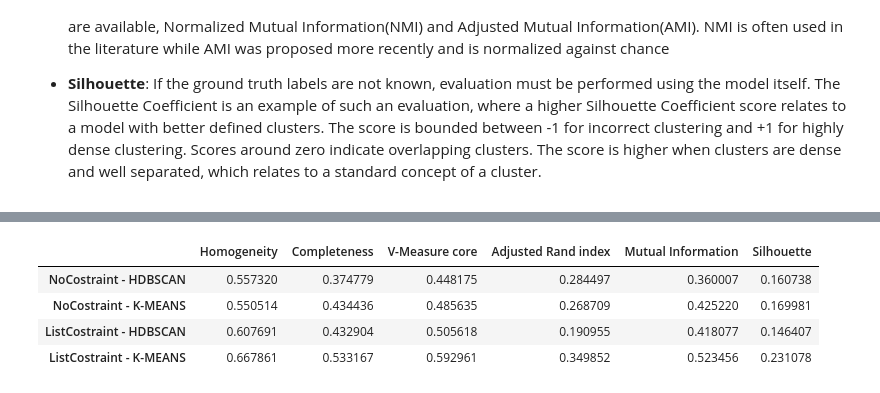
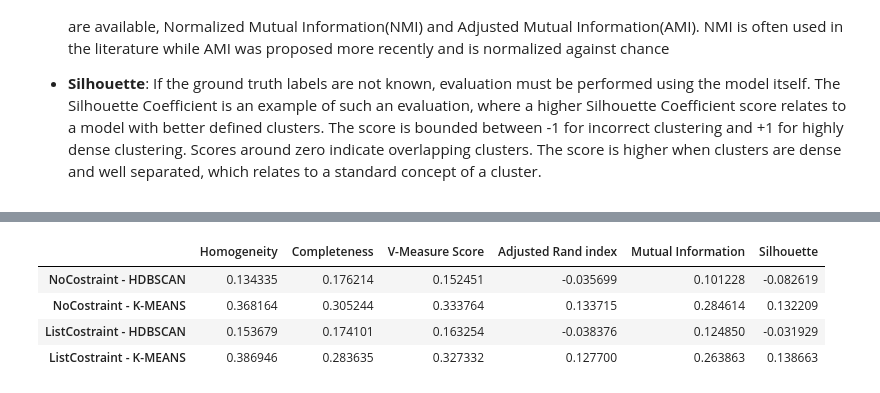
Before and after one commit to chrisPiemonte/url2vec, a Jupyter notebook: notebooks/embedding_document.ipynb, the cells around one changed output, grey strips where cells are left out. Saved outputs shown, nothing was run; the diff lists cells and outputs as text; code cells hidden in the pictures.

```diff
--- a/notebooks/embedding_document.ipynb
+++ b/notebooks/embedding_document.ipynb
@@ -150,7 +156,7 @@ It is very similar to PCA, but operates on sample vectors directly, instead of o
 
 In particular, truncated SVD works on term count/tf-idf matrices as returned by the vectorizers. In that context, it is known as latent semantic analysis (LSA).
 # %%
-svd = TruncatedSVD(n_components=100, algorithm="arpack", random_state=1)
+svd = TruncatedSVD(n_components=300)
 
 """No-Costraint"""
 pages_tfidf_vecs_nc = svd.fit_transform(tfidf_matrix_nc)
@@ -162,12 +168,10 @@ pages_tfidf_vecs_lc = svd.fit_transform(tfidf_matrix_lc)
 Appending tf-idf vector at the end of the relevant word2vec vector for each page.
 # %%
 """No-Costraint"""
-combined_vecs_nc = [np.append(w2v_vecs_nc[i], pages_tfidf_vecs_nc[i])
-                    for i in range(len(w2v_vecs_nc))]
+combined_vecs_nc = [np.append(pages_tfidf_vecs_nc[i], w2v_vecs_nc[i]) for i in range(len(w2v_vecs_nc))]
 
 """List-Costraint"""
-combined_vecs_lc = [np.append(w2v_vecs_lc[i], pages_tfidf_vecs_lc[i])
-                    for i in range(len(pages_tfidf_vecs_lc))]
+combined_vecs_lc = [np.append(pages_tfidf_vecs_lc[i], w2v_vecs_lc[i]) for i in range(len(w2v_vecs_lc))]
 # %% [markdown]
 ### T-SNE
 Applying t-SNE for dimensionality reduction. We need two dimensional vectors for visualization purposes.
@@ -184,7 +188,7 @@ twodim_lc = tsne.fit_transform(combined_vecs_lc)
 
 K-means initializes with a pre-determined number of clusters. Each observation is assigned to a cluster (cluster assignment) so as to minimize the within cluster sum of squares. Next, the mean of the clustered observations is calculated and used as the new cluster centroid. Then, observations are reassigned to clusters and centroids recalculated in an iterative process until the algorithm reaches convergence.
 # %%
-kmeans = KMeans(n_clusters=10)
+kmeans = KMeans(n_clusters=25)
 
 """No-Costraint"""
 kmeans.fit(combined_vecs_nc)
@@ -237,7 +241,7 @@ Hierarchical Density-Based Spatial Clustering of Applications with Noise. Perfor
 
 - **min_cluster_size** : minimum nodes to form a cluster
 # %%
-hdbscan = HDBSCAN(min_cluster_size=14)
+hdbscan = HDBSCAN(min_cluster_size=10)
 
 """No-Costraint"""
 hdbscan_labels_nc = hdbscan.fit_predict(combined_vecs_nc)
@@ -250,6 +254,6 @@ print [label for label in set(hdbscan_labels_nc)], "\n"
 hdbscan_labels_lc = hdbscan.fit_predict(combined_vecs_lc)
 hdbscan_colors_lc = [get_color(n_clust) for n_clust in hdbscan_labels_lc]
 
-print "Clusters found with HDBSCAN on List-costraint Dataset:", len(set(hdbscan_labels_nc))
+print "Clusters found with HDBSCAN on List-costraint Dataset:", len(set(hdbscan_labels_lc))
 print [label for label in set(hdbscan_labels_lc)]
 # %% [output]
@@ -359,36 +375,36 @@ metrics_df = pd.DataFrame([
             metrics.v_measure_score(ground_truth_lc, hdbscan_labels_lc),
             metrics.adjusted_rand_score(ground_truth_lc, hdbscan_labels_lc),
             metrics.adjusted_mutual_info_score(ground_truth_lc, hdbscan_labels_lc),
             metrics.silhouette_score(np.array(combined_vecs_lc), hdbscan_labels_lc, metric='euclidean')
         ],
         [
             # kmeans listcostraint
             metrics.homogeneity_score(ground_truth_lc, kmeans_labels_lc),
             metrics.completeness_score(ground_truth_lc, kmeans_labels_lc),
             metrics.v_measure_score(ground_truth_lc, kmeans_labels_lc),
             metrics.adjusted_rand_score(ground_truth_lc, kmeans_labels_lc),
             metrics.adjusted_mutual_info_score(ground_truth_lc, kmeans_labels_lc),
             metrics.silhouette_score(np.array(combined_vecs_lc), kmeans_labels_lc, metric='euclidean')
         ]],
         index=[
             "NoCostraint - HDBSCAN",
             "NoCostraint - K-MEANS",
             "ListCostraint - HDBSCAN",
             "ListCostraint - K-MEANS"
         ],
         columns=[
             "Homogeneity",
             "Completeness",
-            "V-Measure core",
+            "V-Measure Score",
             "Adjusted Rand index",
             "Mutual Information",
             "Silhouette"
         ])
 
 metrics_df
 # %% [output]
-|  | Homogeneity | Completeness | V-Measure core | Adjusted Rand index | Mutual Information | Silhouette |
-| NoCostraint - HDBSCAN | 0.557320 | 0.374779 | 0.448175 | 0.284497 | 0.360007 | 0.160738 |
-| NoCostraint - K-MEANS | 0.550514 | 0.434436 | 0.485635 | 0.268709 | 0.425220 | 0.169981 |
-| ListCostraint - HDBSCAN | 0.607691 | 0.432904 | 0.505618 | 0.190955 | 0.418077 | 0.146407 |
-| ListCostraint - K-MEANS | 0.667861 | 0.533167 | 0.592961 | 0.349852 | 0.523456 | 0.231078 |
+|  | Homogeneity | Completeness | V-Measure Score | Adjusted Rand index | Mutual Information | Silhouette |
+| NoCostraint - HDBSCAN | 0.134335 | 0.176214 | 0.152451 | -0.035699 | 0.101228 | -0.082619 |
+| NoCostraint - K-MEANS | 0.368164 | 0.305244 | 0.333764 | 0.133715 | 0.284614 | 0.132209 |
+| ListCostraint - HDBSCAN | 0.153679 | 0.174101 | 0.163254 | -0.038376 | 0.124850 | -0.031929 |
+| ListCostraint - K-MEANS | 0.386946 | 0.283635 | 0.327332 | 0.127700 | 0.263863 | 0.138663 |
```
Also changed, not shown: parts of 9 cells of this notebook, 7 other files.
